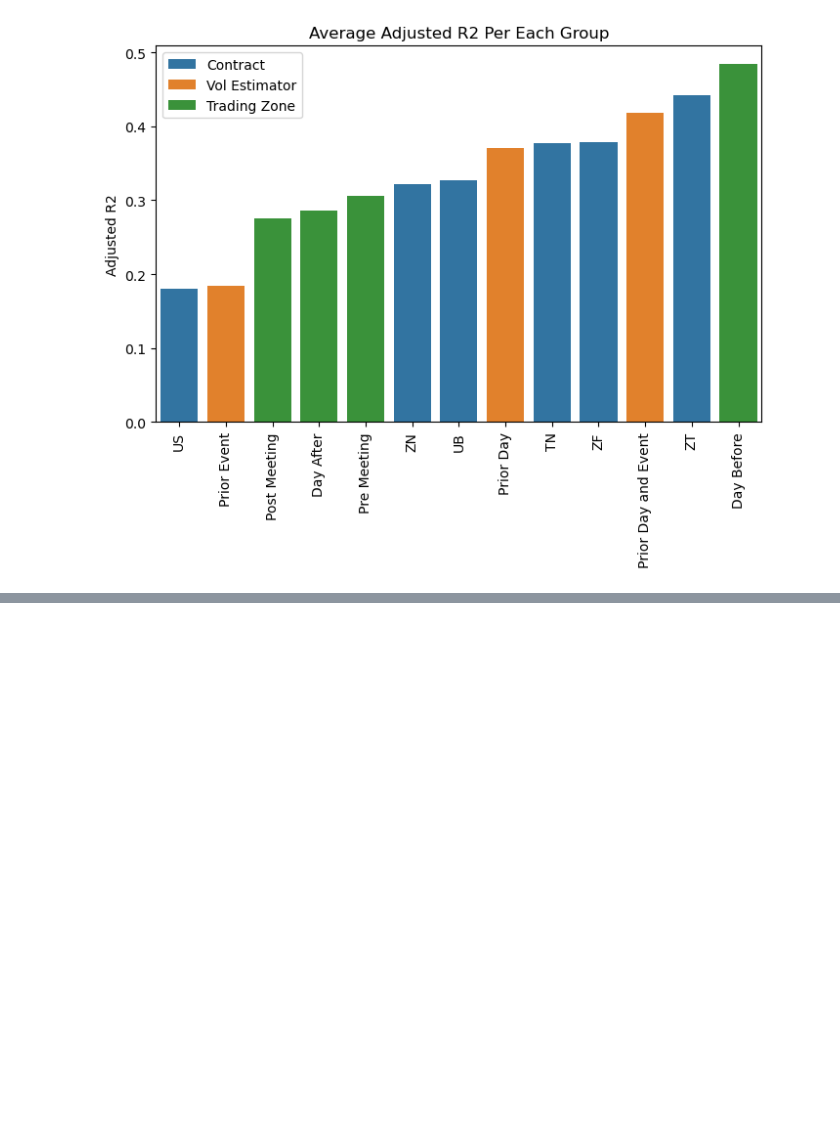
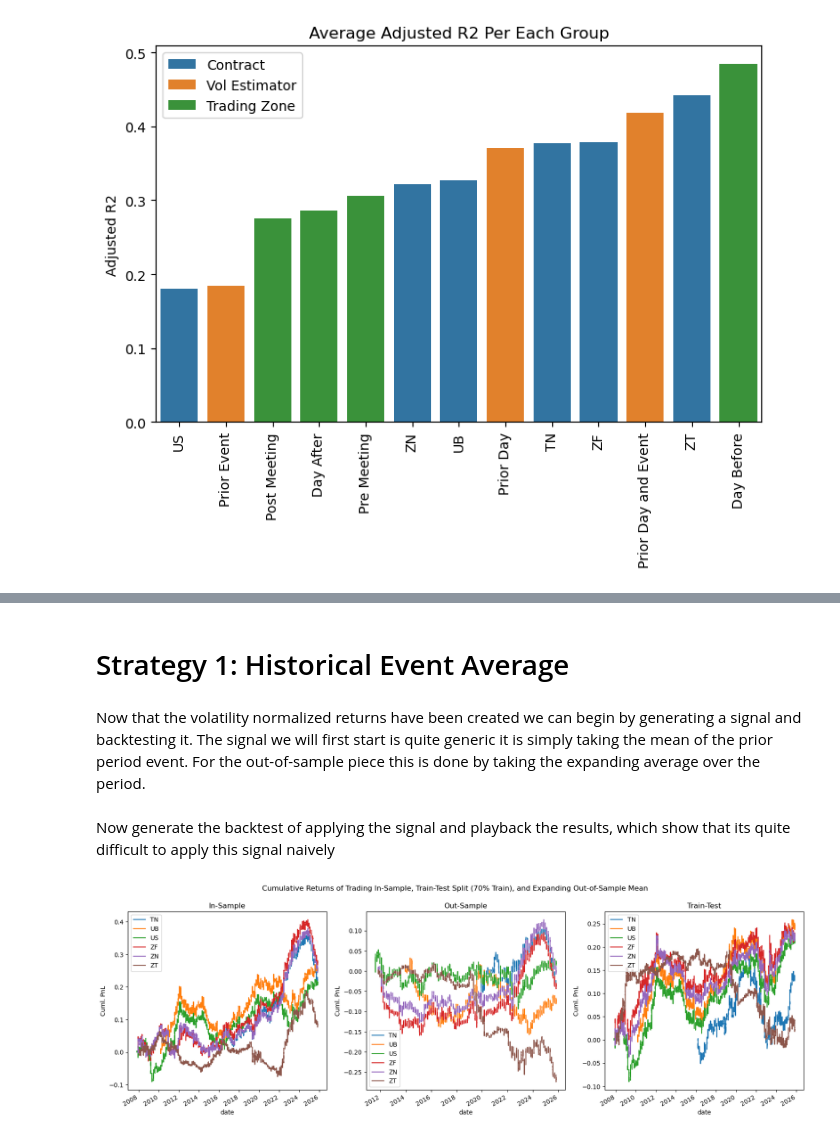
Before and after one commit to diegodalvarez/FOMCDrift, a Jupyter notebook: notebook/2GeneralizedBacktestApproach.ipynb, the cells around one changed output, grey strips where cells are left out. Cells and saved outputs as stored; diff of their text form; code cells hidden in the pictures; blank space fills up the shorter version.

Commit message:
revamp backtests

```diff
--- a/notebook/2GeneralizedBacktestApproach.ipynb
+++ b/notebook/2GeneralizedBacktestApproach.ipynb
@@ -668,0 +502,44 @@ plt.show()
+# %% [markdown]
+# Strategy 1: Historical Event Average
+# %% [markdown]
+Now that the volatility normalized returns have been created we can begin by generating a signal and backtesting it. The signal we will first start is quite generic it is simply taking the mean of the prior period event. For the out-of-sample piece this is done by taking the expanding average over the period.
+# %%
+signal_generator = SignalGenerator()
+signal_name      = "HistoricalEventMean"
+
+vol_types = ["combined"]
+schemes   = ["in_sample", "train_test", "out_sample"]
+
+df_signal_rtn = (pd
+    .concat([
+        signal_generator.apply_signal(
+            signal_name = signal_name,
+            scheme      = scheme,
+            vol_types   = vol_types)
+        for scheme in schemes]))
+# %%
+schemes = (df_signal_rtn
+    .scheme
+    .drop_duplicates()
+    .sort_values().to_list())
+# %% [markdown]
+Now generate the backtest of applying the signal and playback the results, which show that its quite difficult to apply this signal naively
+# %%
+fig, axes = plt.subplots(ncols = len(schemes), figsize = (20,6))
+
+for scheme, ax in zip(schemes, axes.flatten()):
+
+    (df_signal_rtn
+        .loc[lambda x: x.scheme == scheme]
+        .rename(columns = {"ticker": ""})
+        .pivot(index = "date", columns = "", values = "signal_rtn")
+        .cumsum()
+        .plot(
+            ax     = ax,
+            title  = replacer[scheme],
+            ylabel = "Cuml. PnL"))
+
+fig.suptitle("Cumulative Returns of Trading In-Sample, Train-Test Split (70% Train), and Expanding Out-of-Sample Mean")
+plt.show()
+# %% [output]
+[figure, added]
```
Also changed, not shown: parts of 44 cells of this notebook, 4 other files.
